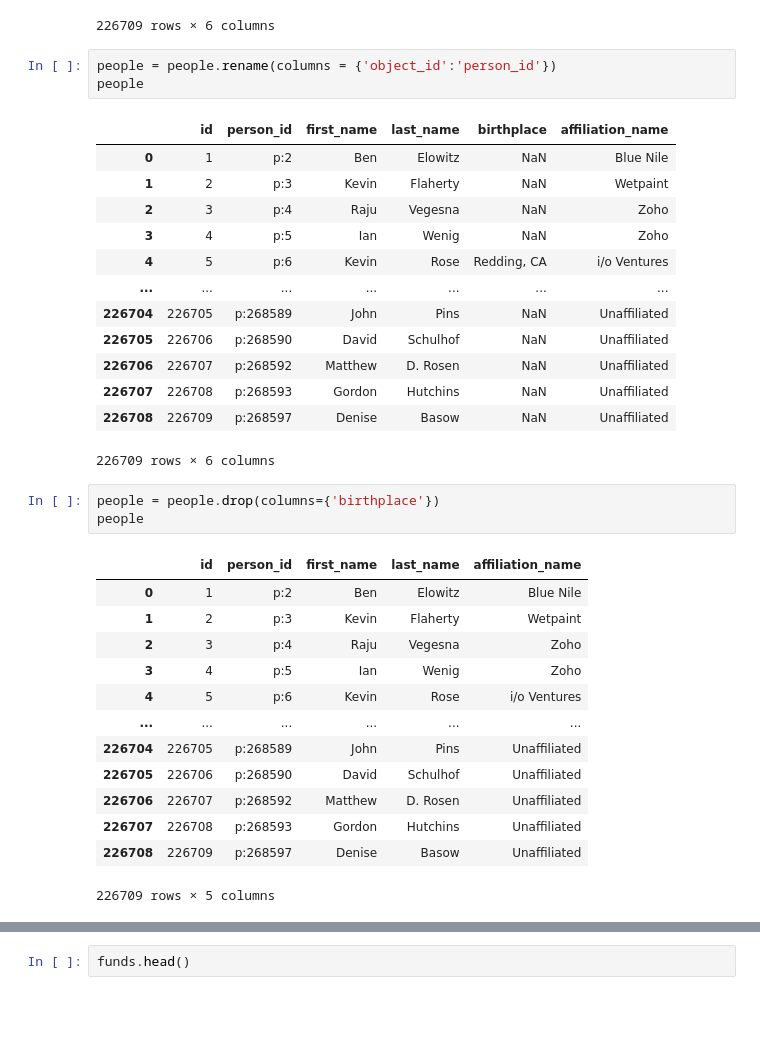
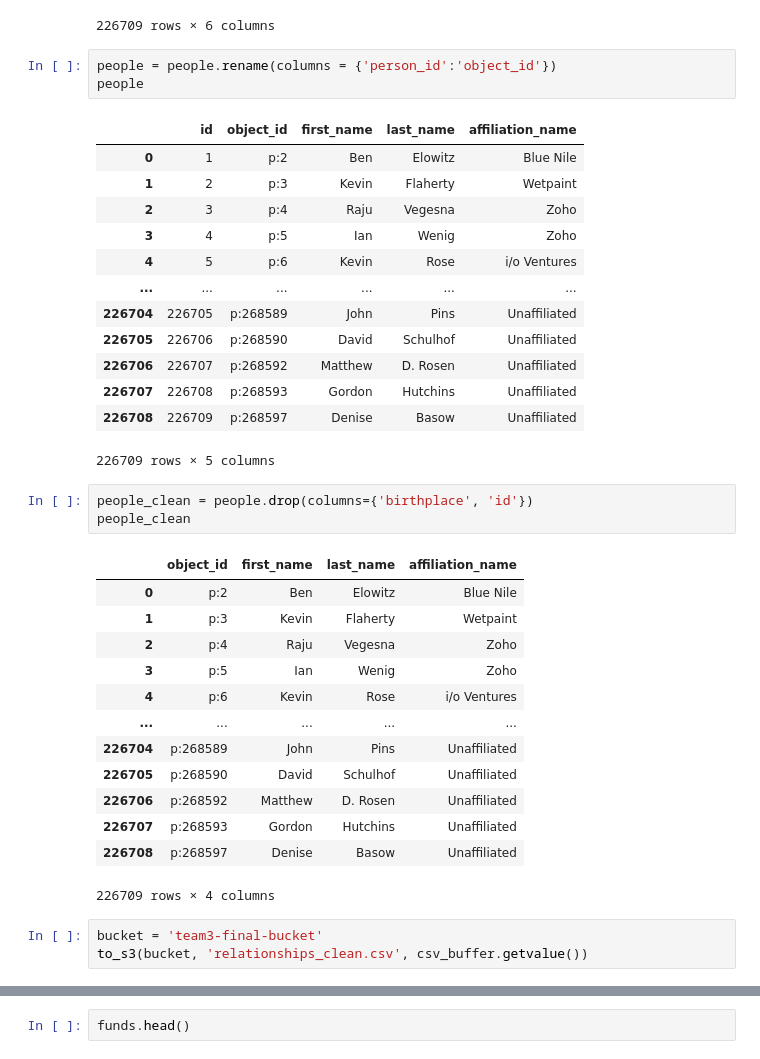
Before and after one commit to PaulIsenberg/FWIP_Venture, a Jupyter notebook: ETL.ipynb, the cells around one changed output, grey strips where cells are left out. Saved outputs shown, nothing was run; the diff lists cells and outputs as text; blank space fills up the shorter version.

Commit message:
cleaning data

```diff
--- a/ETL.ipynb
+++ b/ETL.ipynb
@@ -313,37 +427,40 @@ people
 | 226708 | 226709 | p:268597 | Denise | Basow | NaN | Unaffiliated |
 226709 rows × 6 columns
 # %%
-people = people.rename(columns = {'object_id':'person_id'})
+people = people.rename(columns = {'person_id':'object_id'})
 people
 # %% [output]
-|  | id | person_id | first_name | last_name | birthplace | affiliation_name |
-| 0 | 1 | p:2 | Ben | Elowitz | NaN | Blue Nile |
-| 1 | 2 | p:3 | Kevin | Flaherty | NaN | Wetpaint |
-| 2 | 3 | p:4 | Raju | Vegesna | NaN | Zoho |
-| 3 | 4 | p:5 | Ian | Wenig | NaN | Zoho |
-| 4 | 5 | p:6 | Kevin | Rose | Redding, CA | i/o Ventures |
-| ... | ... | ... | ... | ... | ... | ... |
-| 226704 | 226705 | p:268589 | John | Pins | NaN | Unaffiliated |
-| 226705 | 226706 | p:268590 | David | Schulhof | NaN | Unaffiliated |
-| 226706 | 226707 | p:268592 | Matthew | D. Rosen | NaN | Unaffiliated |
-| 226707 | 226708 | p:268593 | Gordon | Hutchins | NaN | Unaffiliated |
-| 226708 | 226709 | p:268597 | Denise | Basow | NaN | Unaffiliated |
+|  | id | object_id | first_name | last_name | affiliation_name |
+| 0 | 1 | p:2 | Ben | Elowitz | Blue Nile |
+| 1 | 2 | p:3 | Kevin | Flaherty | Wetpaint |
+| 2 | 3 | p:4 | Raju | Vegesna | Zoho |
+| 3 | 4 | p:5 | Ian | Wenig | Zoho |
+| 4 | 5 | p:6 | Kevin | Rose | i/o Ventures |
+| ... | ... | ... | ... | ... | ... |
+| 226704 | 226705 | p:268589 | John | Pins | Unaffiliated |
+| 226705 | 226706 | p:268590 | David | Schulhof | Unaffiliated |
+| 226706 | 226707 | p:268592 | Matthew | D. Rosen | Unaffiliated |
+| 226707 | 226708 | p:268593 | Gordon | Hutchins | Unaffiliated |
+| 226708 | 226709 | p:268597 | Denise | Basow | Unaffiliated |
-226709 rows × 6 columns
+226709 rows × 5 columns
 # %%
-people = people.drop(columns={'birthplace'})
-people
+people_clean = people.drop(columns={'birthplace', 'id'})
+people_clean
 # %% [output]
-|  | id | person_id | first_name | last_name | affiliation_name |
-| 0 | 1 | p:2 | Ben | Elowitz | Blue Nile |
-| 1 | 2 | p:3 | Kevin | Flaherty | Wetpaint |
-| 2 | 3 | p:4 | Raju | Vegesna | Zoho |
-| 3 | 4 | p:5 | Ian | Wenig | Zoho |
-| 4 | 5 | p:6 | Kevin | Rose | i/o Ventures |
-| ... | ... | ... | ... | ... | ... |
-| 226704 | 226705 | p:268589 | John | Pins | Unaffiliated |
-| 226705 | 226706 | p:268590 | David | Schulhof | Unaffiliated |
-| 226706 | 226707 | p:268592 | Matthew | D. Rosen | Unaffiliated |
-| 226707 | 226708 | p:268593 | Gordon | Hutchins | Unaffiliated |
-| 226708 | 226709 | p:268597 | Denise | Basow | Unaffiliated |
+|  | object_id | first_name | last_name | affiliation_name |
+| 0 | p:2 | Ben | Elowitz | Blue Nile |
+| 1 | p:3 | Kevin | Flaherty | Wetpaint |
+| 2 | p:4 | Raju | Vegesna | Zoho |
+| 3 | p:5 | Ian | Wenig | Zoho |
+| 4 | p:6 | Kevin | Rose | i/o Ventures |
+| ... | ... | ... | ... | ... |
+| 226704 | p:268589 | John | Pins | Unaffiliated |
+| 226705 | p:268590 | David | Schulhof | Unaffiliated |
+| 226706 | p:268592 | Matthew | D. Rosen | Unaffiliated |
+| 226707 | p:268593 | Gordon | Hutchins | Unaffiliated |
+| 226708 | p:268597 | Denise | Basow | Unaffiliated |
-226709 rows × 5 columns
+226709 rows × 4 columns
+# %%
+bucket = 'team3-final-bucket'
+to_s3(bucket, 'relationships_clean.csv', csv_buffer.getvalue())
 # %%
```
Also changed, not shown: parts of 33 cells of this notebook.
